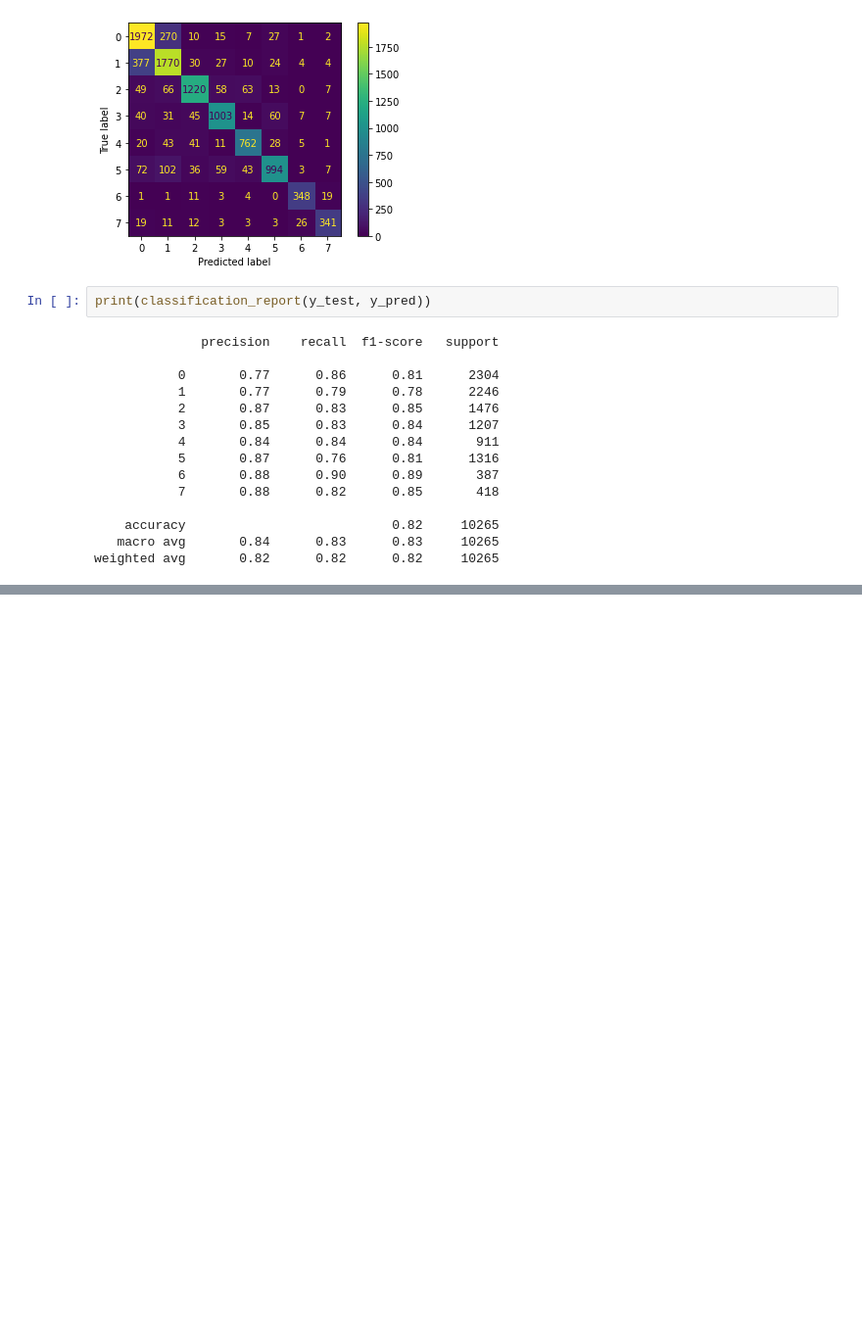
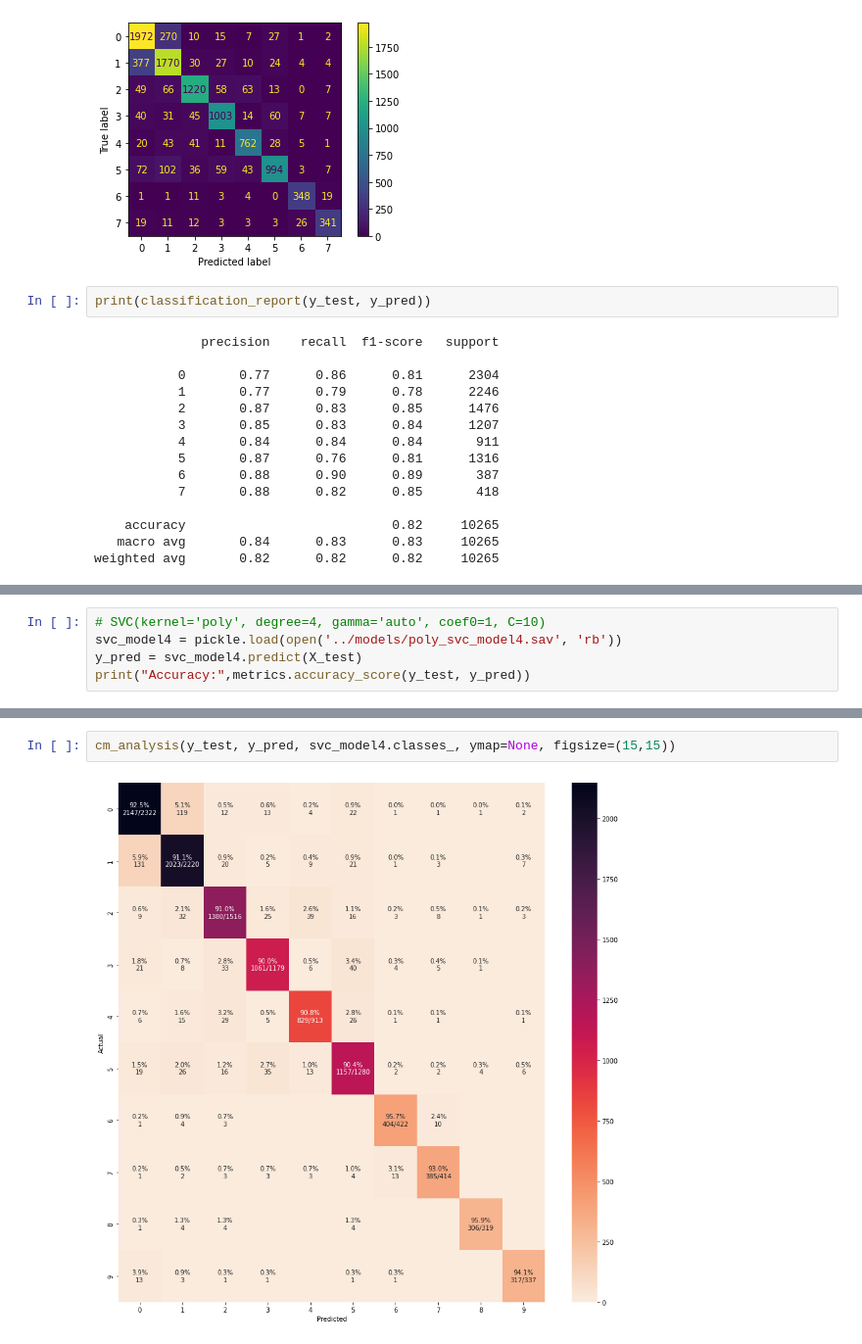
Before and after one commit to mdrazak2001/AdverseDrugReactions, a Jupyter notebook: JNs/testing.ipynb, the cells around one changed output, grey strips where cells are left out. Shown at 98% size. Cells and saved outputs as stored; diff of their text form; blank space fills up the shorter version.

```diff
--- a/JNs/testing.ipynb
+++ b/JNs/testing.ipynb
@@ -75,0 +156,5 @@ weighted avg       0.82      0.82      0.82     10265
+# %%
+# SVC(kernel='poly', degree=4, gamma='auto', coef0=1, C=10)
+svc_model4 = pickle.load(open('../models/poly_svc_model4.sav', 'rb'))
+y_pred = svc_model4.predict(X_test)
+print("Accuracy:",metrics.accuracy_score(y_test, y_pred))
@@ -75,0 +182,4 @@ weighted avg       0.82      0.82      0.82     10265
+# %%
+cm_analysis(y_test, y_pred, svc_model4.classes_, ymap=None, figsize=(15,15))
+# %% [output]
+[figure, added]
```
Also changed, not shown: parts of 10 cells of this notebook, 15 other files.
